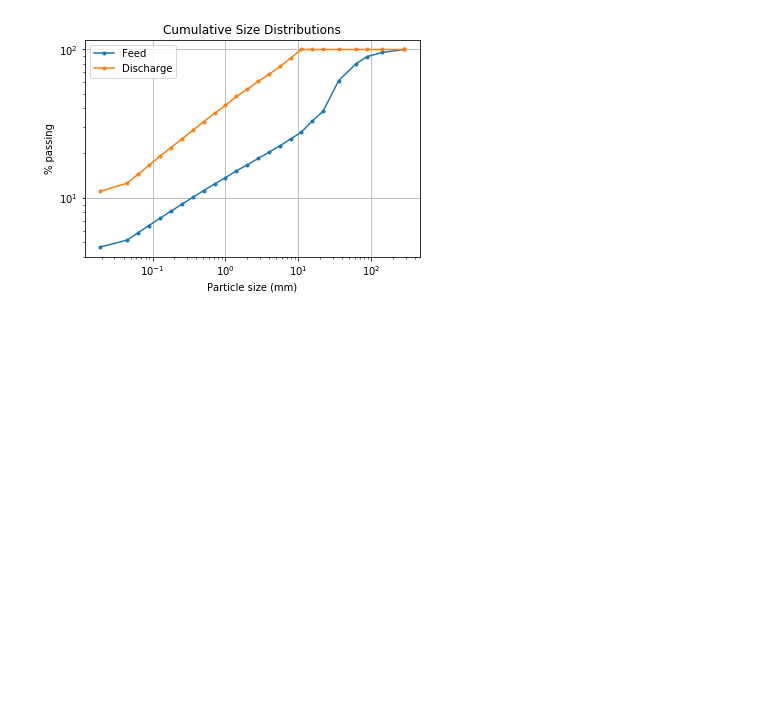
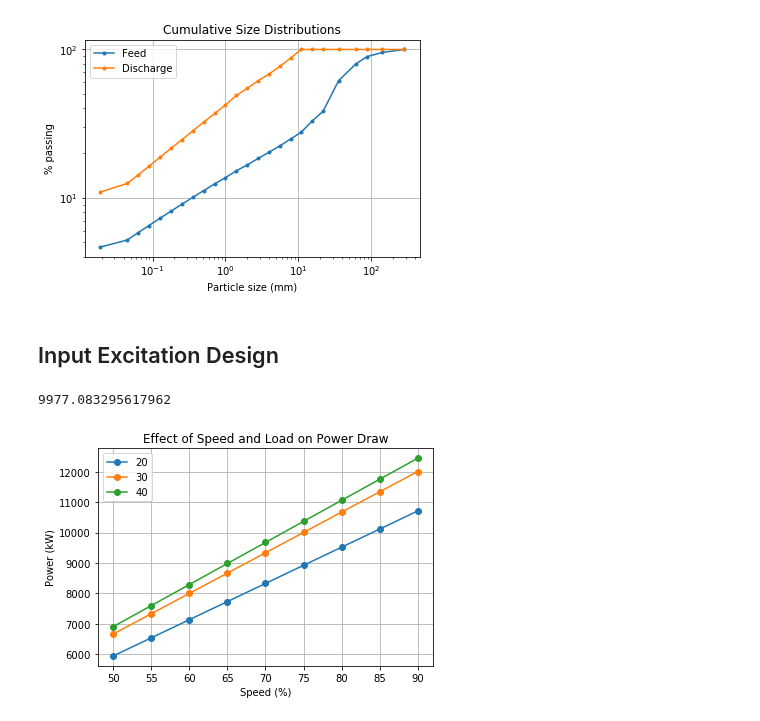
Before and after one commit to billtubbs/mech-575, a Jupyter notebook: code/python/project-grinding-dynamic-simulation-model.ipynb, the cells around one changed output. Drawn from its saved outputs; the diff is of its cells as text; code cells hidden in the pictures; blank space fills up the shorter version.

Commit message:
Input setpoints

```diff
--- a/code/python/project-grinding-dynamic-simulation-model.ipynb
+++ b/code/python/project-grinding-dynamic-simulation-model.ipynb
@@ -1464,3 +1464,29 @@ plt.legend()
 plt.show()
 # %% [output]
 [figure]
+# %% [markdown]
+## Input Excitation Design
+# %%
+model = SAGMillRecycleModelDefault()
+model.net_power
+# %% [output]
+9977.083295617962
+# %%
+load_setpoints = [20, 30, 40]
+
+speed_values = [50, 55, 60, 65, 70, 75, 80, 85, 90]
+net_power = {}
+for load in load_setpoints:
+    model.charge_filling_pct = load
+    net_power[load] = []
+    for speed in speed_values:
+        model.speed_pct = speed
+        net_power[load].append(model.net_power)
+
+pd.DataFrame(net_power, index=speed_values).plot(style='o-')
+plt.ylabel('Power (kW)')
+plt.xlabel('Speed (%)')
+plt.title('Effect of Speed and Load on Power Draw')
+plt.grid()
+# %% [output]
+[figure, added]
```
Also changed, not shown: parts of 13 cells of this notebook.
